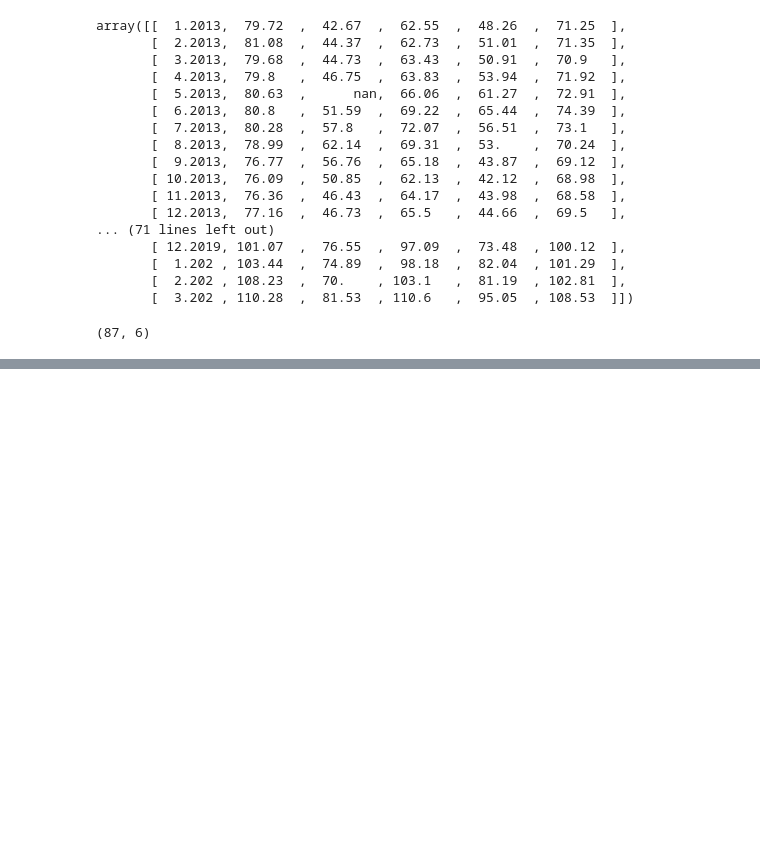
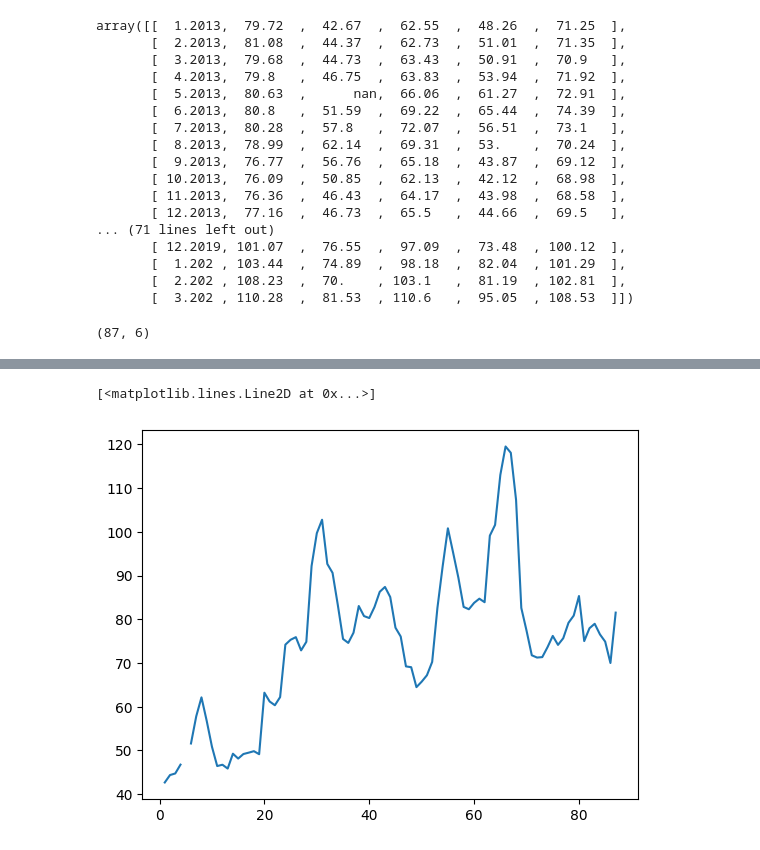
Before and after one commit to strawndri/python-ds-numpy, a Jupyter notebook: Projeto_Python_Data_Science_NumPy.ipynb, the cells around one changed output, grey strips where cells are left out. Cells and saved outputs as stored; diff of their text form; code cells hidden in the pictures; blank space fills up the shorter version.

```diff
--- a/Projeto_Python_Data_Science_NumPy.ipynb
+++ b/Projeto_Python_Data_Science_NumPy.ipynb
@@ -75,0 +187,5 @@ dado_transposto.shape
+# %%
+plt.plot(datas, kaliningrad)
+# %% [output]
+[<matplotlib.lines.Line2D at 0x...>]
+[figure, added]
```
Also changed, not shown: parts of 31 cells of this notebook.
